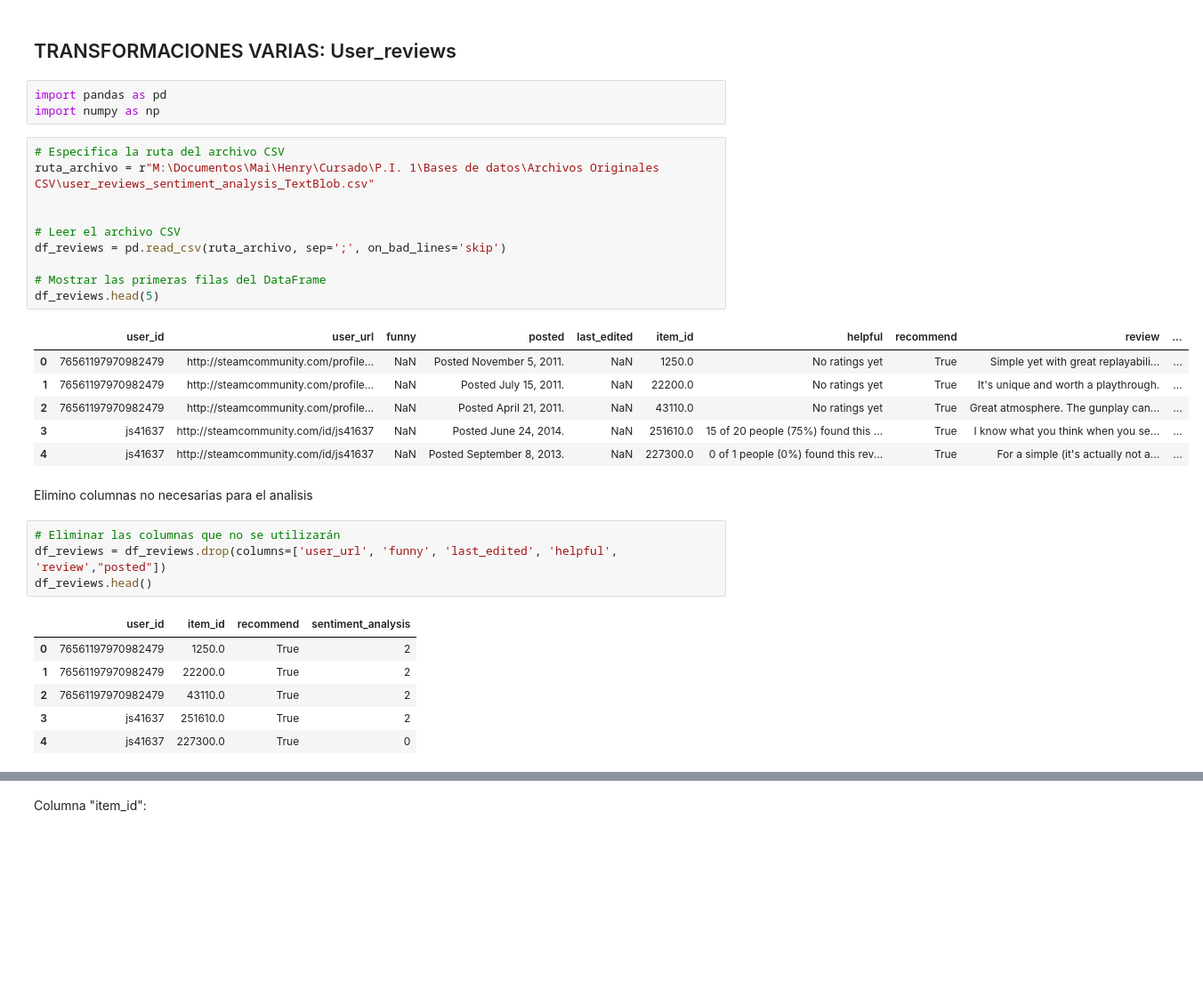
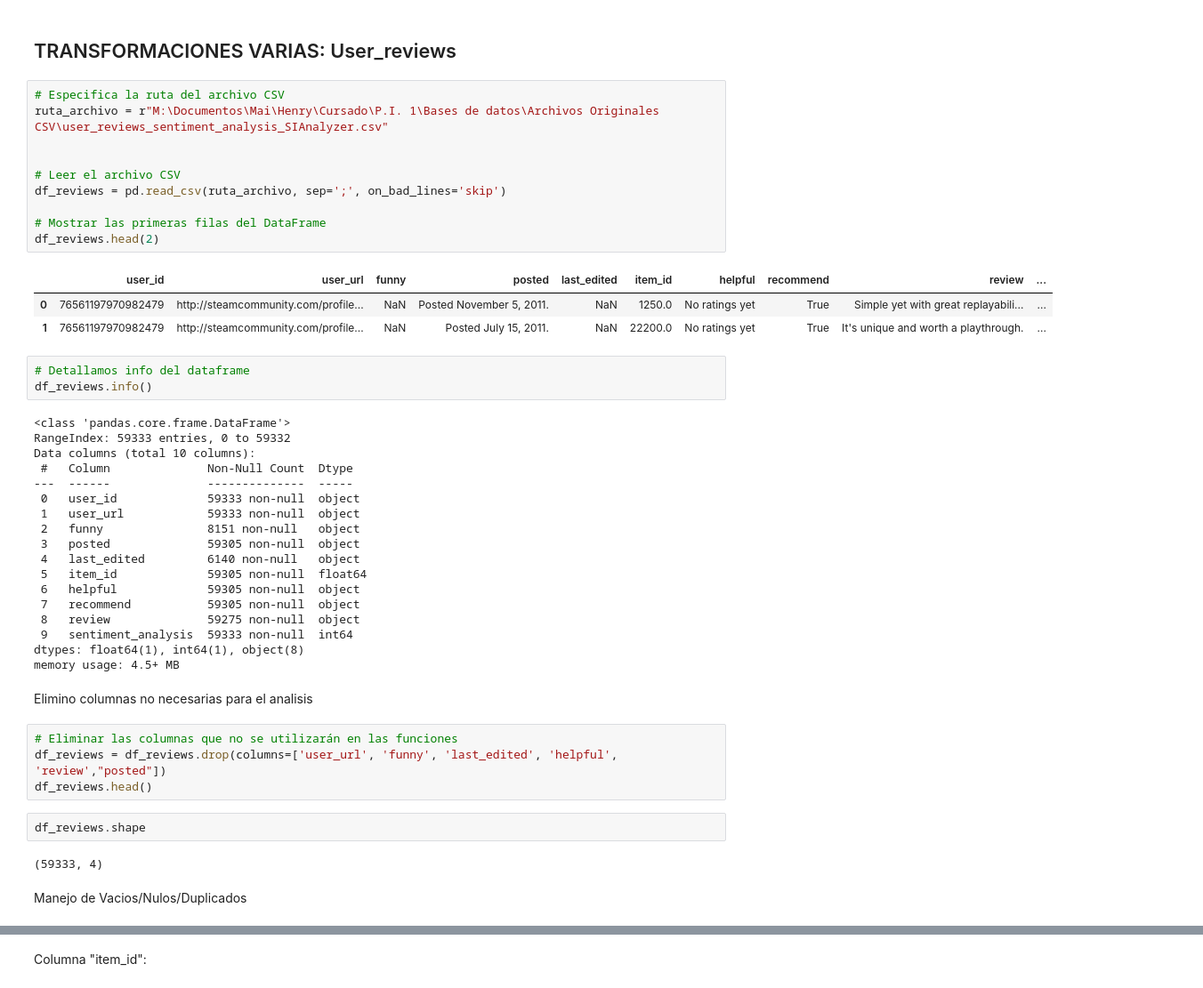
Before and after one commit to MaiFiorio/PI1-Steam, a Jupyter notebook: Notebooks/ETL.ipynb, the cells around one changed output, grey strips where cells are left out. Shown at 89% size. Cells and saved outputs as stored; diff of their text form; blank space fills up the shorter version.

Commit message:
Reordenamiento de archivos

```diff
--- a/Notebooks/ETL.ipynb
+++ b/Notebooks/ETL.ipynb
@@ -286,36 +309,50 @@ df_steam.head()
 df_steam.to_csv("steam_post_etl.csv", sep=';', index=False, encoding='utf-8')
 # %% [markdown]
 ## TRANSFORMACIONES VARIAS:  User_reviews
-# %%
-import pandas as pd
-import numpy as np
 # %%
 # Especifica la ruta del archivo CSV
-ruta_archivo = r"M:\Documentos\Mai\Henry\Cursado\P.I. 1\Bases de datos\Archivos Originales CSV\user_reviews_sentiment_analysis_TextBlob.csv"
+ruta_archivo = r"M:\Documentos\Mai\Henry\Cursado\P.I. 1\Bases de datos\Archivos Originales CSV\user_reviews_sentiment_analysis_SIAnalyzer.csv"
 
 
 # Leer el archivo CSV
 df_reviews = pd.read_csv(ruta_archivo, sep=';', on_bad_lines='skip')
 
 # Mostrar las primeras filas del DataFrame
-df_reviews.head(5)
+df_reviews.head(2)
 # %% [output]
 |  | user_id | user_url | funny | posted | last_edited | item_id | helpful | recommend | review | ... |
 | 0 | 76561197970982479 | http://steamcommunity.com/profile... | NaN | Posted November 5, 2011. | NaN | 1250.0 | No ratings yet | True | Simple yet with great replayabili... | ... |
 | 1 | 76561197970982479 | http://steamcommunity.com/profile... | NaN | Posted July 15, 2011. | NaN | 22200.0 | No ratings yet | True | It's unique and worth a playthrough. | ... |
-| 2 | 76561197970982479 | http://steamcommunity.com/profile... | NaN | Posted April 21, 2011. | NaN | 43110.0 | No ratings yet | True | Great atmosphere. The gunplay can... | ... |
-| 3 | js41637 | http://steamcommunity.com/id/js41637 | NaN | Posted June 24, 2014. | NaN | 251610.0 | 15 of 20 people (75%) found this ... | True | I know what you think when you se... | ... |
-| 4 | js41637 | http://steamcommunity.com/id/js41637 | NaN | Posted September 8, 2013. | NaN | 227300.0 | 0 of 1 people (0%) found this rev... | True | For a simple (it's actually not a... | ... |
+# %%
+# Detallamos info del dataframe
+df_reviews.info()
+# %% [output]
+<class 'pandas.core.frame.DataFrame'>
+RangeIndex: 59333 entries, 0 to 59332
+Data columns (total 10 columns):
+ #   Column              Non-Null Count  Dtype
+---  ------              --------------  -----
+ 0   user_id             59333 non-null  object
+ 1   user_url            59333 non-null  object
+ 2   funny               8151 non-null   object
+ 3   posted              59305 non-null  object
+ 4   last_edited         6140 non-null   object
+ 5   item_id             59305 non-null  float64
+ 6   helpful             59305 non-null  object
+ 7   recommend           59305 non-null  object
+ 8   review              59275 non-null  object
+ 9   sentiment_analysis  59333 non-null  int64
+dtypes: float64(1), int64(1), object(8)
+memory usage: 4.5+ MB
 # %% [markdown]
 Elimino columnas no necesarias para el analisis
 # %%
-# Eliminar las columnas que no se utilizarán
+# Eliminar las columnas que no se utilizarán en las funciones
 df_reviews = df_reviews.drop(columns=['user_url', 'funny', 'last_edited', 'helpful', 'review',"posted"])
 df_reviews.head()
-# %% [output]
-|  | user_id | item_id | recommend | sentiment_analysis |
-| 0 | 76561197970982479 | 1250.0 | True | 2 |
-| 1 | 76561197970982479 | 22200.0 | True | 2 |
-| 2 | 76561197970982479 | 43110.0 | True | 2 |
-| 3 | js41637 | 251610.0 | True | 2 |
-| 4 | js41637 | 227300.0 | True | 0 |
+# %%
+df_reviews.shape
+# %% [output]
+(59333, 4)
+# %% [markdown]
+Manejo de Vacios/Nulos/Duplicados
```
Also changed, not shown: parts of 18 cells of this notebook, 7 other files.
